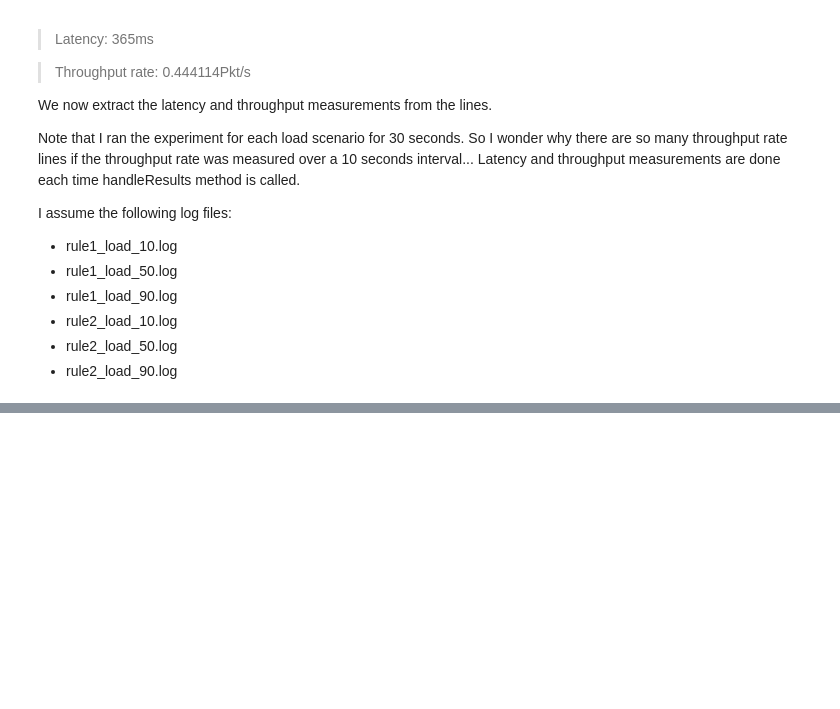
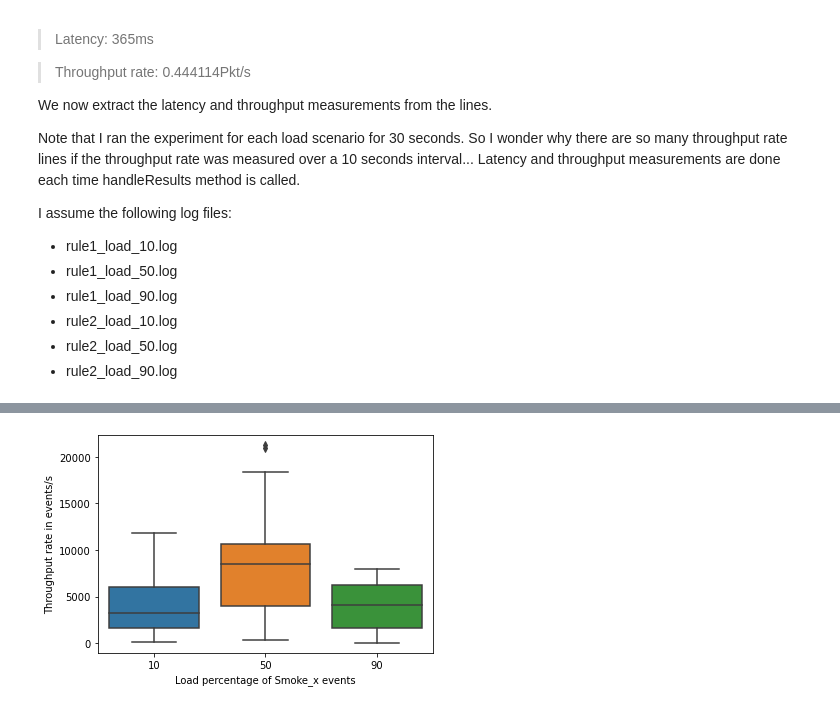
Before and after one commit to BullworthAcademy/TRex, a Jupyter notebook: TRex_evaluation_setup.ipynb, the cells around one changed output, grey strips where cells are left out. Drawn from its saved outputs; the diff is of its cells as text; code cells hidden in the pictures; blank space fills up the shorter version.

```diff
--- a/TRex_evaluation_setup.ipynb
+++ b/TRex_evaluation_setup.ipynb
@@ -260,0 +214,2 @@ input_rates = {
+# %%
+log_dir = "logs/run02/"
@@ -372,0 +406,8 @@ plt.show()
+# %%
+def get_throughput_from_pub_packets(log_path):
+    timestamps = []
+    with open(log_path, mode="r", encoding="utf-8") as f:
+        for line in f.readlines():
+            timestamps.append(line.split("@")[-1])
+    uniques, counts = np.unique(timestamps, return_counts=True)
+    return uniques, counts
@@ -372,0 +424,22 @@ plt.show()
+# %%
+def get_throughputs_per_load(rule_no, log_dir="logs/run02/"):
+    load_throughput_rates = {
+        "load": [],
+        "throughput_rate": []
+    }
+    for load in [10, 50, 90]:
+        log_path = log_dir + f"rule{rule_no}_load_{load}_pubpacket.log"
+        uniques, throughput_rates = get_throughput_from_pub_packets(log_path)
+        load_throughput_rates["throughput_rate"] += list(throughput_rates)
+        load_throughput_rates["load"] += [load for i in range(len(throughput_rates))]
+    return pd.DataFrame(load_throughput_rates)
+# %%
+rule1_throughput_rates = get_throughputs_per_load(rule_no=1, log_dir="logs/run02/")
+# %%
+ax = sns.boxplot(data=rule1_throughput_rates, x="load", y="throughput_rate")
+ax.set(xlabel='Load percentage of Smoke_x events', ylabel='Throughput rate in events/s')
+fig = ax.get_figure()
+fig.savefig("rule1_throughput_pubpacket_boxplot.pdf")
+plt.show()
+# %% [output]
+[figure, added]
```
Also changed, not shown: parts of 44 cells of this notebook, 14 other files.
